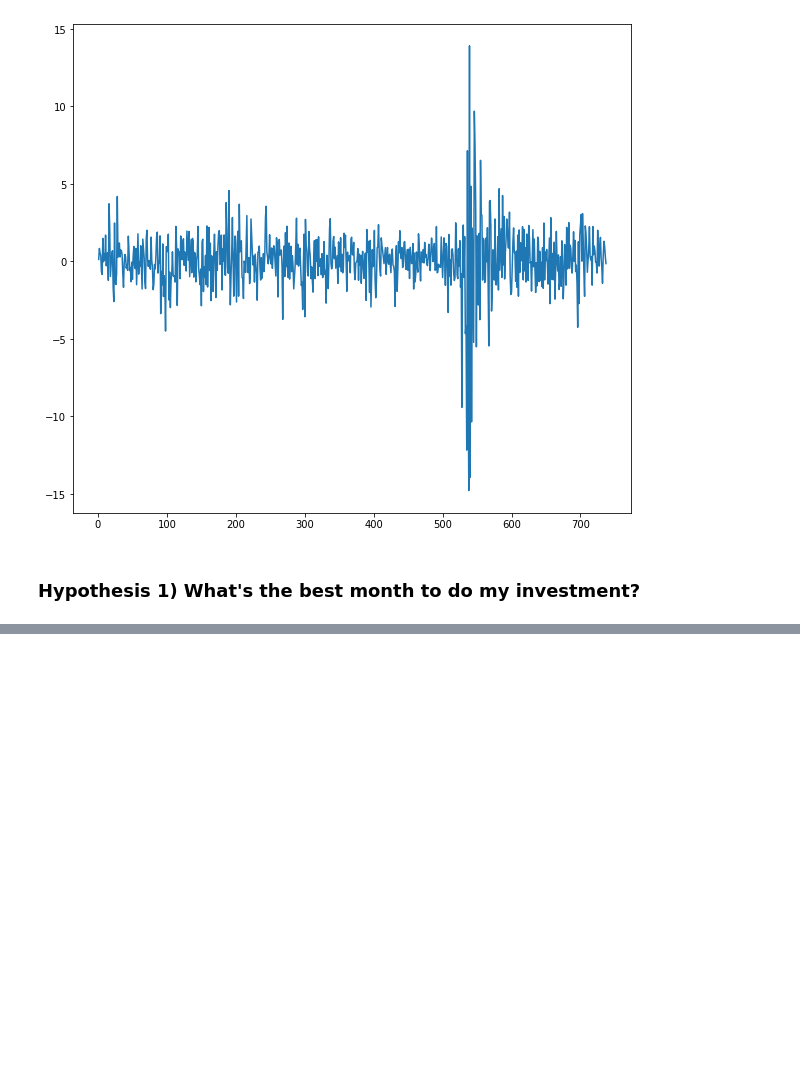
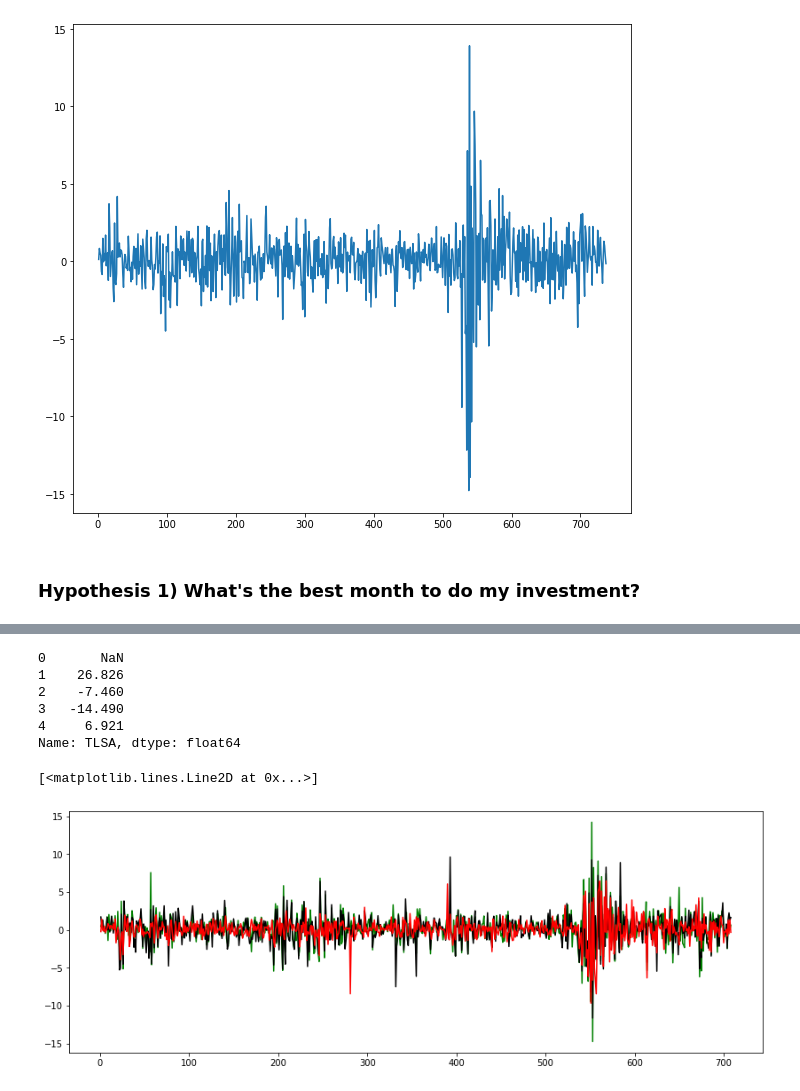
Before and after one commit to ITALOZDKJ/Me-tornando-um-analista-de-dados, a Jupyter notebook: times_series.ipynb, the cells around one changed output, grey strips where cells are left out. Cells and saved outputs as stored; diff of their text form; code cells hidden in the pictures; blank space fills up the shorter version.

```diff
--- a/times_series.ipynb
+++ b/times_series.ipynb
@@ -390,0 +405,2 @@ df.groupby(by='Month').agg({'Rentability':'sum'}).plot(kind='bar')
+# %%
+companys = ['TLSA','KO','MSFT','GOOGL']
@@ -390,0 +441,3 @@ df.groupby(by='Month').agg({'Rentability':'sum'}).plot(kind='bar')
+# %%
+for c in dfs:
+    extraction_features(c)
@@ -390,0 +459,14 @@ df.groupby(by='Month').agg({'Rentability':'sum'}).plot(kind='bar')
+# %%
+#Compare the rentability of companys
+companys_rentability = pd.DataFrame()
+for c in dfs:
+    companys_rentability[c['Ticker'].iloc[0]] = c['Rentability']
+# %%
+companys_rentability.head()['TLSA']
+# %% [output]
+0       NaN
+1    26.826
+2    -7.460
+3   -14.490
+4     6.921
+Name: TLSA, dtype: float64
@@ -390,0 +478,9 @@ df.groupby(by='Month').agg({'Rentability':'sum'}).plot(kind='bar')
+# %%
+fig, aux = plt.subplots(figsize = (14,5))
+#plt.plot(companys_rentability['TLSA'], 'blue')
+plt.plot(companys_rentability['MSFT'], 'green')
+plt.plot(companys_rentability['GOOGL'], 'black')
+plt.plot(companys_rentability['KO'], 'red')
+# %% [output]
+[<matplotlib.lines.Line2D at 0x...>]
+[figure, added]
```
Also changed, not shown: parts of 13 cells of this notebook.
